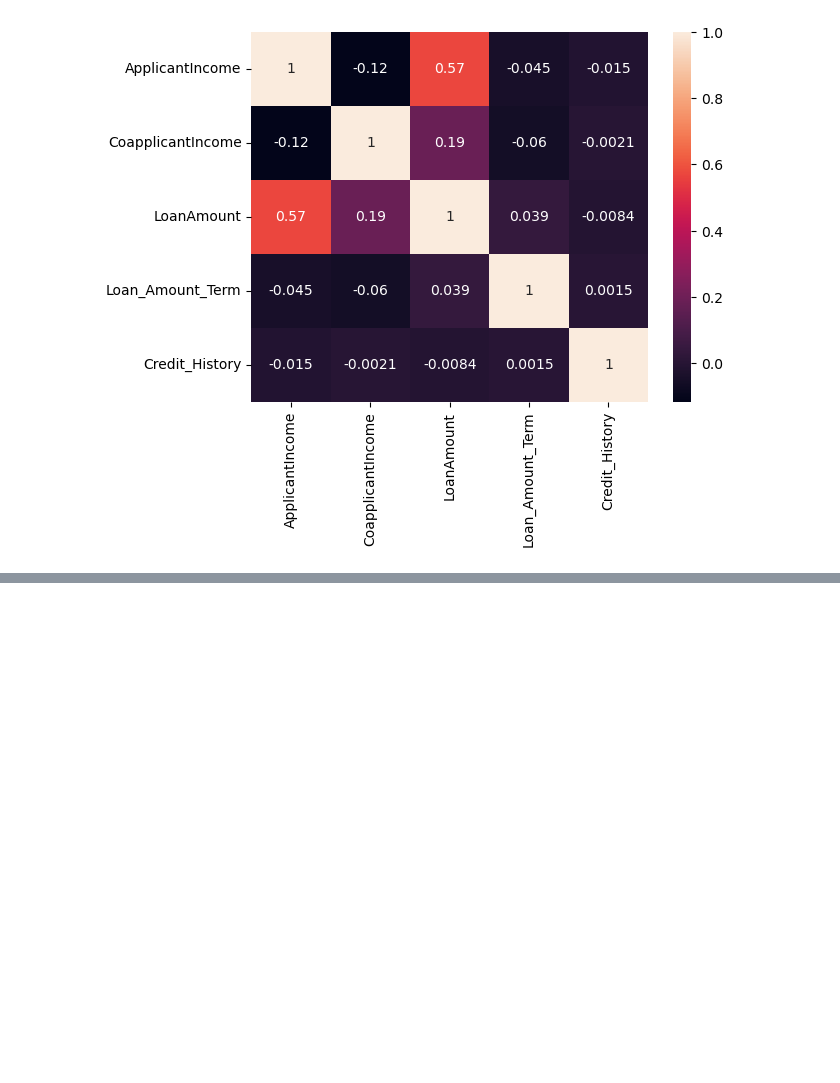
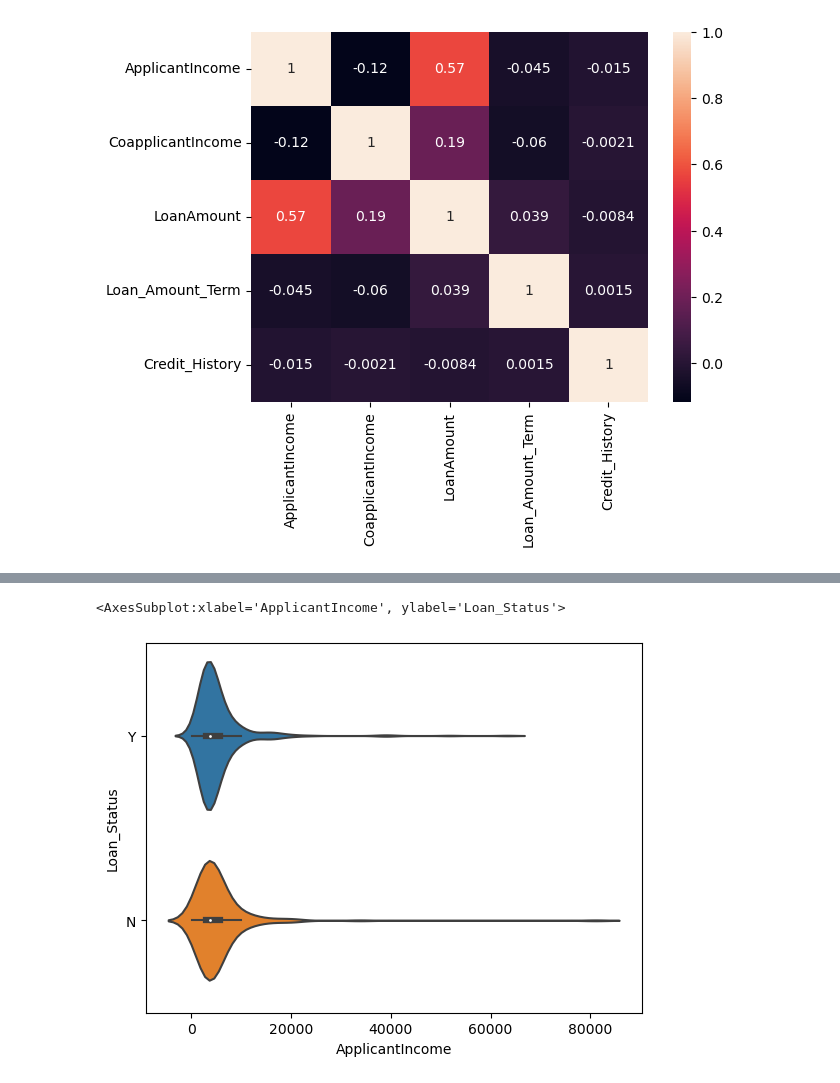
Before and after one commit to christianndjanda/DST_Assessment_0_Group_4, a Jupyter notebook: KatherineW/Python_Analysis_with_Pandas.ipynb, the cells around one changed output, grey strips where cells are left out. Cells and saved outputs as stored; diff of their text form; code cells hidden in the pictures; blank space fills up the shorter version.

```diff
--- a/KatherineW/Python_Analysis_with_Pandas.ipynb
+++ b/KatherineW/Python_Analysis_with_Pandas.ipynb
@@ -122,0 +139,5 @@ Index(['Loan_ID', 'ApplicantIncome', 'Dependents', 'CoapplicantIncome',
+# %%
+sns.violinplot(x=df.ApplicantIncome, y = df.Loan_Status)
+# %% [output]
+<AxesSubplot:xlabel='ApplicantIncome', ylabel='Loan_Status'>
+[figure, added]
```
Also changed, not shown: parts of 25 cells of this notebook.
